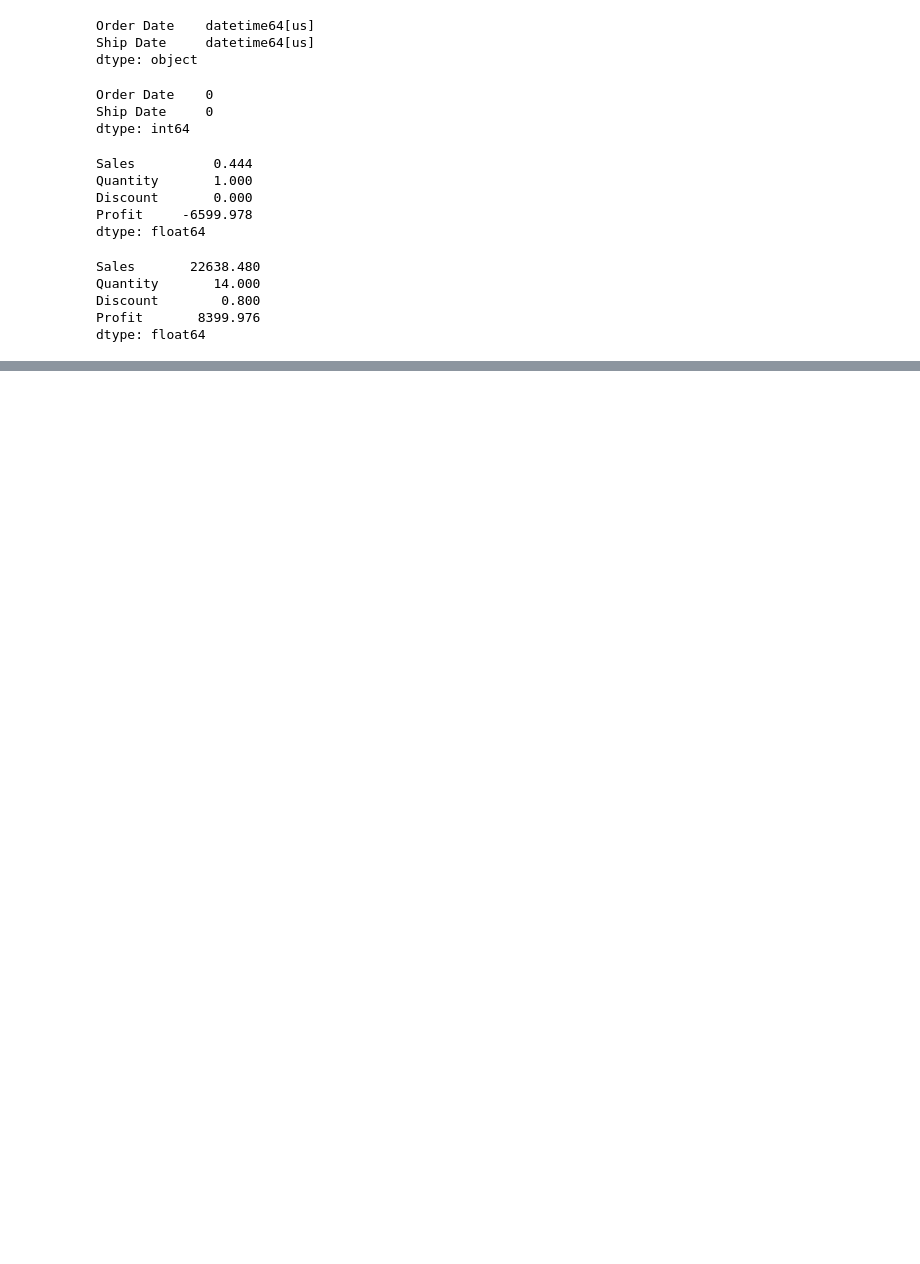
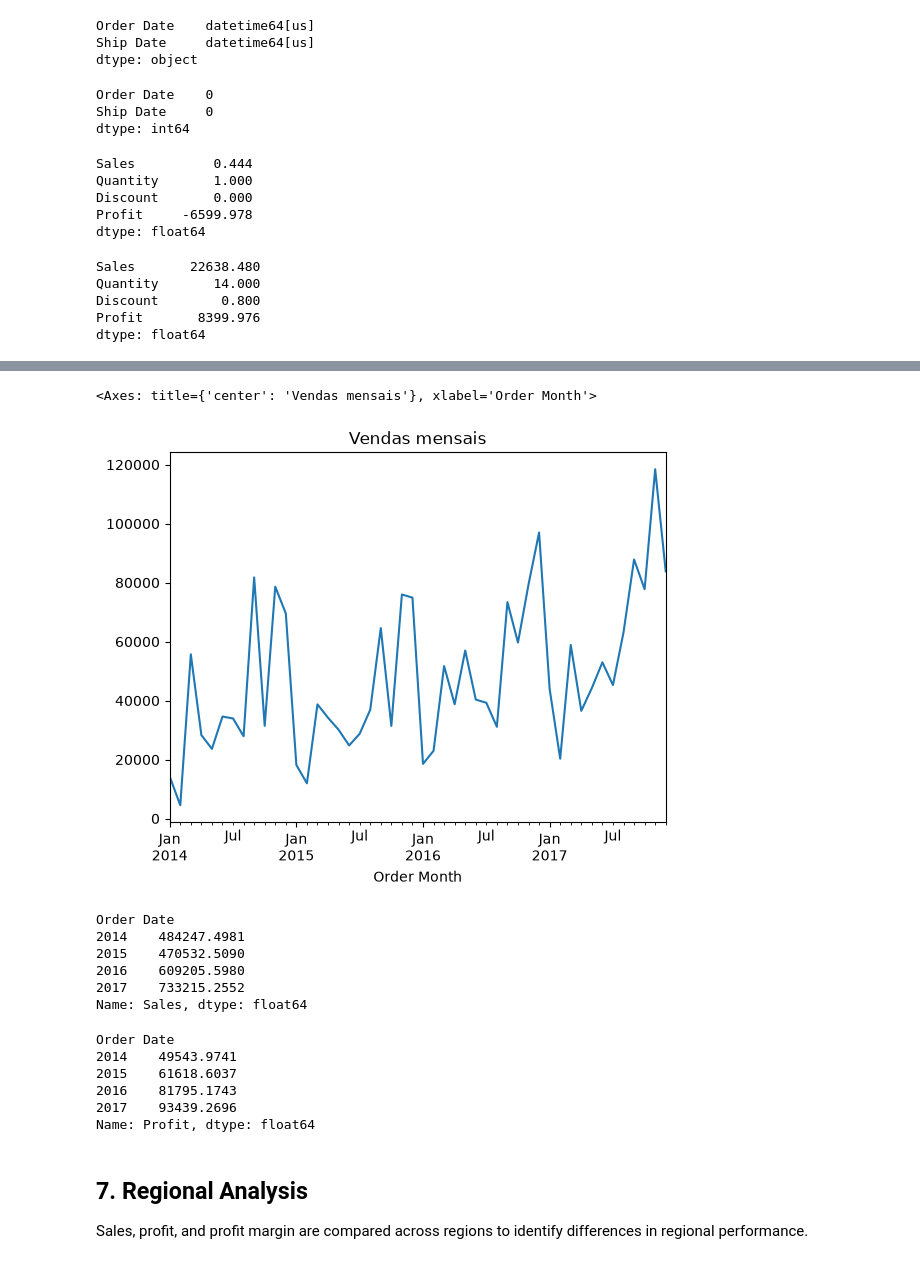
Before and after one commit to enzoy-dev/Ecommerce-sales, a Jupyter notebook: notebooks/01_analysis.ipynb, the cells around one changed output, grey strips where cells are left out. Cells and saved outputs as stored; diff of their text form; code cells hidden in the pictures; blank space fills up the shorter version.

```diff
--- a/notebooks/01_analysis.ipynb
+++ b/notebooks/01_analysis.ipynb
@@ -134,0 +287,2 @@ df["Shipping Days"] = (df["Ship Date"] - df["Order Date"]).dt.days
+# %%
+df["Order Month"] = df["Order Date"].dt.to_period("M")
@@ -134,0 +291,7 @@ df["Shipping Days"] = (df["Ship Date"] - df["Order Date"]).dt.days
+# %%
+df["Order Date"] = pd.to_datetime(df["Order Date"])
+df["Ship Date"] = pd.to_datetime(df["Ship Date"])
+# %%
+df["Order Month"] = df["Order Date"].dt.to_period("M")
+# %%
+df["Order Month"] = df["Order Date"].dt.to_period("M")
@@ -134,0 +331,32 @@ df["Shipping Days"] = (df["Ship Date"] - df["Order Date"]).dt.days
+# %%
+monthly_sales = df.groupby("Order Month")["Sales"].sum()
+
+monthly_sales.plot(
+    kind="line",
+    title="Vendas mensais"
+)
+# %% [output]
+<Axes: title={'center': 'Vendas mensais'}, xlabel='Order Month'>
+[figure, added]
+# %%
+df.groupby(df["Order Date"].dt.year)["Sales"].sum()
+# %% [output]
+Order Date
+2014    484247.4981
+2015    470532.5090
+2016    609205.5980
+2017    733215.2552
+Name: Sales, dtype: float64
+# %%
+df.groupby(df["Order Date"].dt.year)["Profit"].sum()
+# %% [output]
+Order Date
+2014    49543.9741
+2015    61618.6037
+2016    81795.1743
+2017    93439.2696
+Name: Profit, dtype: float64
+# %% [markdown]
+## 7. Regional Analysis
+
+Sales, profit, and profit margin are compared across regions to identify differences in regional performance.
```
Also changed, not shown: parts of 31 cells of this notebook.
